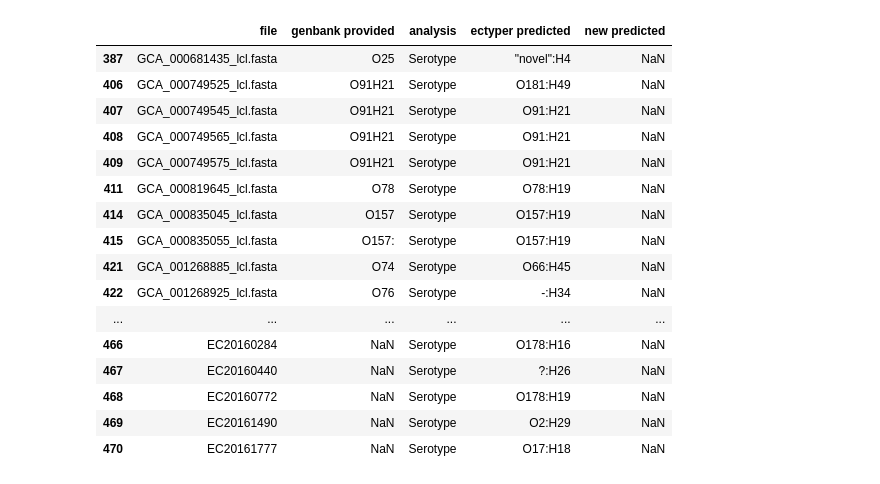
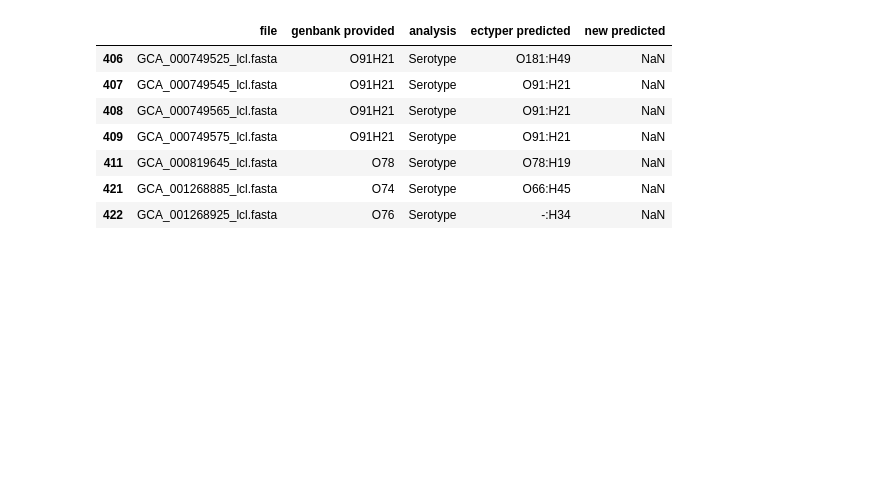
Before and after one commit to phac-nml/ecoli_serotyping, a Jupyter notebook: validation/Genbank Validation Analysis.ipynb, the cells around one changed output. Cells and saved outputs as stored; diff of their text form; code cells hidden in the pictures; blank space fills up the shorter version.

```diff
--- a/validation/Genbank Validation Analysis.ipynb
+++ b/validation/Genbank Validation Analysis.ipynb
@@ -63,7 +39,7 @@ def summarize_result(result_df):
         'given_H', 'predicted_H', 'H_info'
     ]
 
-    df = result_df
+    df = result_df.copy()
     print('all predictions(%d):' %result_df.shape[0])
     '''
     no prediction if:
@@ -199,14 +175,19 @@ def result_to_summary(df):
     df.to_csv('genbank_result_summary.csv', na_rep='N/A')
     return df
 # %%
-df = pd.read_csv('output/genbank/output.csv')
-df['genome_name']=df['index'].str.split('_genomic').str[0]
-df.drop('index', axis=1, inplace=True)
-
-df.columns = ['predicted_O', 'O_info', 'predicted_H', 'H_info', 'wzx', 'wzy', 'wzm', 'wzt', 'fliC', 'fllA', 'flkA', 'flmA', 'flnA', 'genome_name']
-df.loc[df.predicted_O=='-', 'predicted_O'] = np.nan
-df.loc[df.predicted_H=='-', 'predicted_H'] = np.nan
-df2 = mapping_df.copy()
-df = df2.merge(df, on='genome_name', how='left')
-results = summarize_result(df)
+mapping_df = parse_assembly_summary('assembly_summary.csv')[['genome_name', 'organism_name', 'infraspecific_name','given_O', 'given_H']]
+output_df = pd.read_csv('output/genbank/output.csv')
+output_df['genome_name']=output_df['index'].str.split('_genomic').str[0]
+output_df.drop('index', axis=1, inplace=True)
+output_df = output_df[['O_prediction', 'O_info', 'H_prediction', 'H_info', 'genome_name']]
+output_df.columns = ['predicted_O', 'O_info', 'predicted_H', 'H_info', 'genome_name']
+output_df.loc[output_df.predicted_O=='-', 'predicted_O'] = np.nan
+output_df.loc[output_df.predicted_H=='-', 'predicted_H'] = np.nan
+merge_df = mapping_df.merge(output_df, on='genome_name', how='inner')
+print(merge_df.shape)
+results = summarize_result(merge_df)
+results[1]
+# Remove the genomes below from folder
+diff_df = get_diff_row(mapping_df, output_df, 'genome_name')
+list(diff_df.genome_name)
 # %% [output]
@@ -229,30 +228,21 @@ Overall discrepancies=1.18%(10/848)
 # %%
 df = pd.read_excel('in_silico_summary.xlsx')
 df = df[df.file.notnull()]
 df2 = results[-1].copy()
 df2['file'] = df2.genome_name.apply(lambda x: x.split('.')[0]+'_lcl.fasta')
 df2.fillna('-', inplace=True)
 df2['new predicted'] = df2.apply(lambda row: ':'.join([row['predicted_O'], row['predicted_H']]), axis=1)
 df2 = df2[['file', 'new predicted']]
 merged_df = df.merge(df2, on='file', how='left')
-merged_df.to_excel('modified_in_silico_summary.xlsx')
+merged_df.to_excel('modified_in_silico_summary.xlsx', index=False)
 merged_df[merged_df['new predicted'].isnull()]
 # %% [output]
 |  | file | genbank provided | analysis | ectyper predicted | new predicted |
-| 387 | GCA_000681435_lcl.fasta | O25 | Serotype | "novel":H4 | NaN |
 | 406 | GCA_000749525_lcl.fasta | O91H21 | Serotype | O181:H49 | NaN |
 | 407 | GCA_000749545_lcl.fasta | O91H21 | Serotype | O91:H21 | NaN |
 | 408 | GCA_000749565_lcl.fasta | O91H21 | Serotype | O91:H21 | NaN |
 | 409 | GCA_000749575_lcl.fasta | O91H21 | Serotype | O91:H21 | NaN |
 | 411 | GCA_000819645_lcl.fasta | O78 | Serotype | O78:H19 | NaN |
-| 414 | GCA_000835045_lcl.fasta | O157 | Serotype | O157:H19 | NaN |
-| 415 | GCA_000835055_lcl.fasta | O157: | Serotype | O157:H19 | NaN |
 | 421 | GCA_001268885_lcl.fasta | O74 | Serotype | O66:H45 | NaN |
 | 422 | GCA_001268925_lcl.fasta | O76 | Serotype | -:H34 | NaN |
-| ... | ... | ... | ... | ... | ... |
-| 466 | EC20160284 | NaN | Serotype | O178:H16 | NaN |
-| 467 | EC20160440 | NaN | Serotype | ?:H26 | NaN |
-| 468 | EC20160772 | NaN | Serotype | O178:H19 | NaN |
-| 469 | EC20161490 | NaN | Serotype | O2:H29 | NaN |
-| 470 | EC20161777 | NaN | Serotype | O17:H18 | NaN |
 # %%
```
Also changed, not shown: parts of 3 cells of this notebook, 2 other files.
